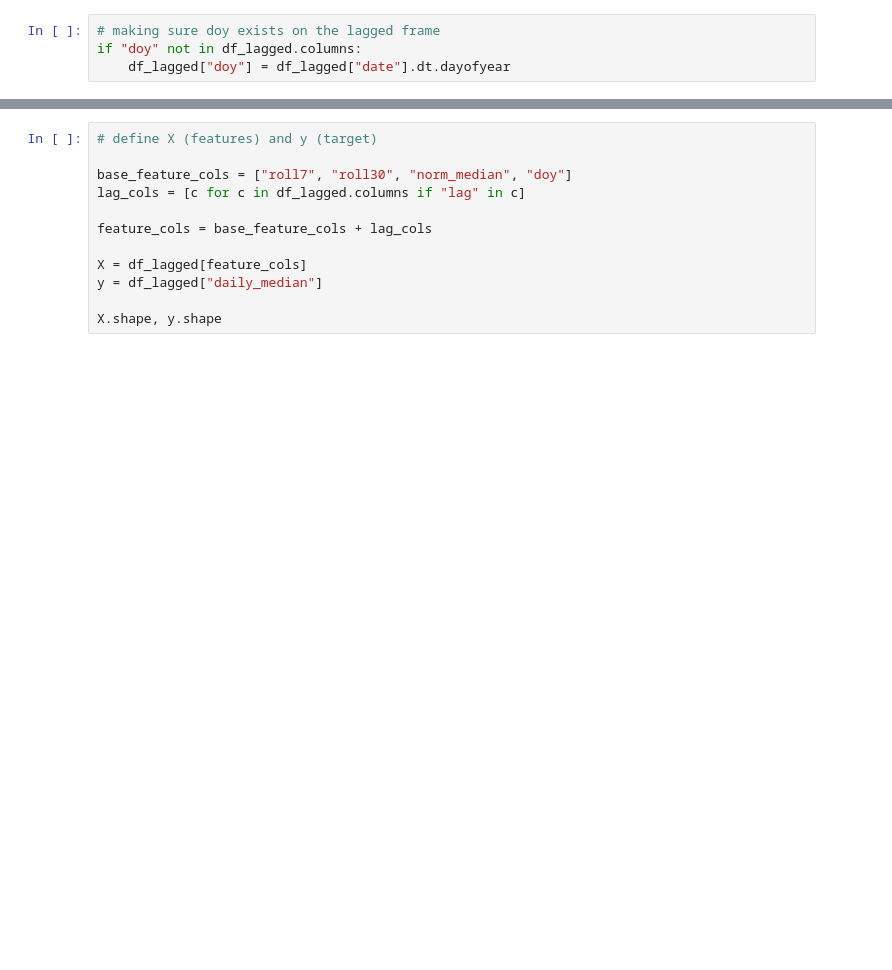
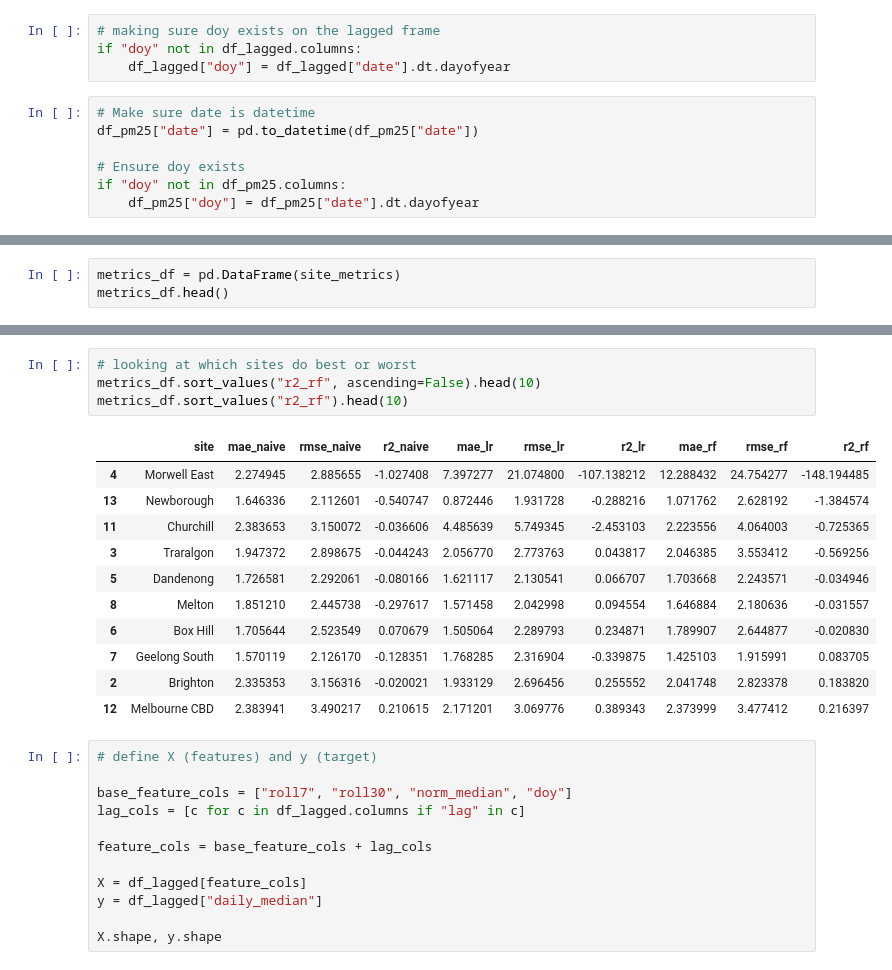
Before and after one commit to therealestchris/mel-air-norms-now, a Jupyter notebook: notebooks/01_eda_and_first_model.ipynb, the cells around one changed output, grey strips where cells are left out. Saved outputs shown, nothing was run; the diff lists cells and outputs as text; blank space fills up the shorter version.

```diff
--- a/notebooks/01_eda_and_first_model.ipynb
+++ b/notebooks/01_eda_and_first_model.ipynb
@@ -239,3 +198,10 @@ dtype: int64
 # making sure doy exists on the lagged frame
 if "doy" not in df_lagged.columns:
     df_lagged["doy"] = df_lagged["date"].dt.dayofyear
+# %%
+# Make sure date is datetime
+df_pm25["date"] = pd.to_datetime(df_pm25["date"])
+
+# Ensure doy exists
+if "doy" not in df_pm25.columns:
+    df_pm25["doy"] = df_pm25["date"].dt.dayofyear
@@ -241,0 +342,3 @@ if "doy" not in df_lagged.columns:
+# %%
+metrics_df = pd.DataFrame(site_metrics)
+metrics_df.head()
@@ -242,3 +365,19 @@ if "doy" not in df_lagged.columns:
+# %%
+# looking at which sites do best or worst
+metrics_df.sort_values("r2_rf", ascending=False).head(10)
+metrics_df.sort_values("r2_rf").head(10)
+# %% [output]
+|  | site | mae_naive | rmse_naive | r2_naive | mae_lr | rmse_lr | r2_lr | mae_rf | rmse_rf | r2_rf |
+| 4 | Morwell East | 2.274945 | 2.885655 | -1.027408 | 7.397277 | 21.074800 | -107.138212 | 12.288432 | 24.754277 | -148.194485 |
+| 13 | Newborough | 1.646336 | 2.112601 | -0.540747 | 0.872446 | 1.931728 | -0.288216 | 1.071762 | 2.628192 | -1.384574 |
+| 11 | Churchill | 2.383653 | 3.150072 | -0.036606 | 4.485639 | 5.749345 | -2.453103 | 2.223556 | 4.064003 | -0.725365 |
+| 3 | Traralgon | 1.947372 | 2.898675 | -0.044243 | 2.056770 | 2.773763 | 0.043817 | 2.046385 | 3.553412 | -0.569256 |
+| 5 | Dandenong | 1.726581 | 2.292061 | -0.080166 | 1.621117 | 2.130541 | 0.066707 | 1.703668 | 2.243571 | -0.034946 |
+| 8 | Melton | 1.851210 | 2.445738 | -0.297617 | 1.571458 | 2.042998 | 0.094554 | 1.646884 | 2.180636 | -0.031557 |
+| 6 | Box Hill | 1.705644 | 2.523549 | 0.070679 | 1.505064 | 2.289793 | 0.234871 | 1.789907 | 2.644877 | -0.020830 |
+| 7 | Geelong South | 1.570119 | 2.126170 | -0.128351 | 1.768285 | 2.316904 | -0.339875 | 1.425103 | 1.915991 | 0.083705 |
+| 2 | Brighton | 2.335353 | 3.156316 | -0.020021 | 1.933129 | 2.696456 | 0.255552 | 2.041748 | 2.823378 | 0.183820 |
+| 12 | Melbourne CBD | 2.383941 | 3.490217 | 0.210615 | 2.171201 | 3.069776 | 0.389343 | 2.373999 | 3.477412 | 0.216397 |
 # %%
 # define X (features) and y (target)
 
```
Also changed, not shown: parts of 10 cells of this notebook.
